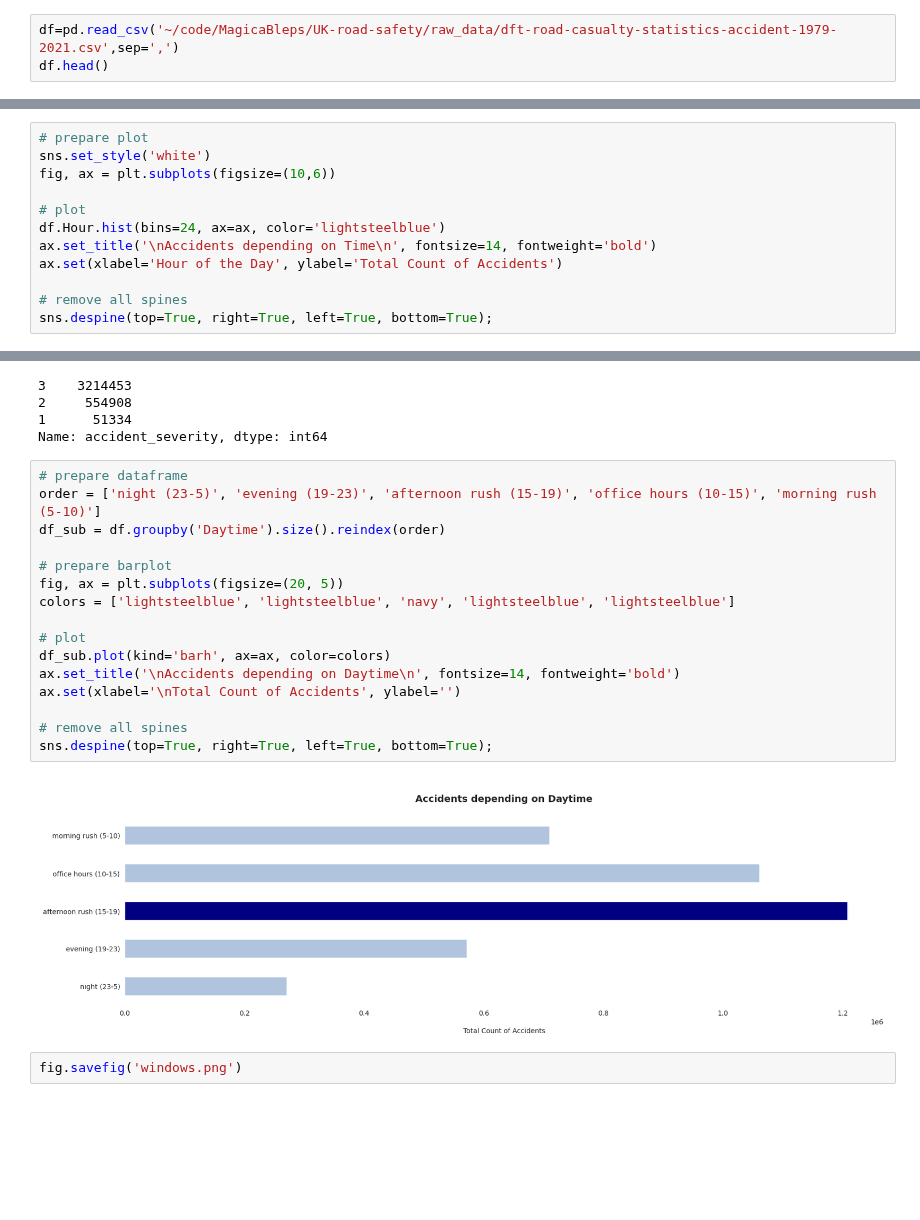
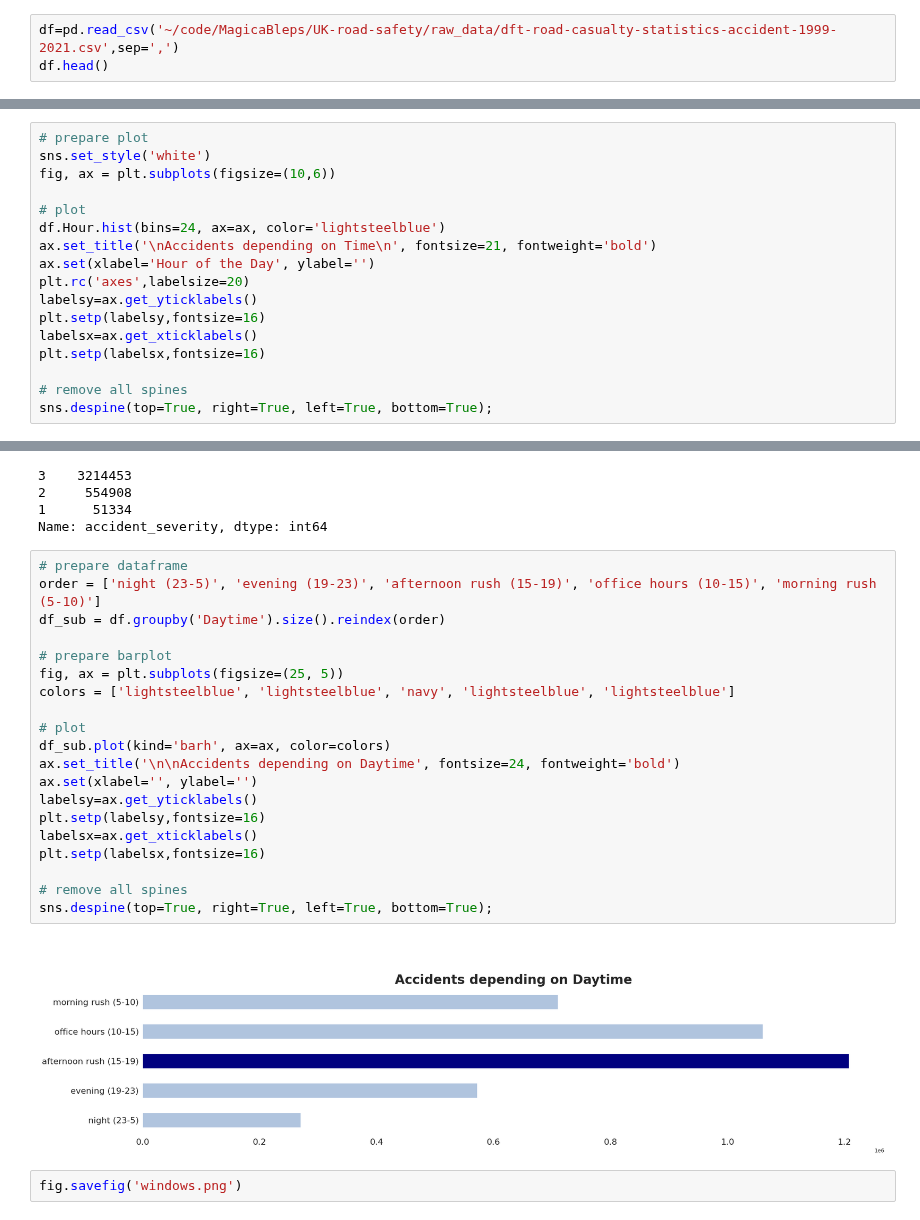
Before and after one commit to MagicaBleps/UK-road-safety, a Jupyter notebook: notebooks/Eleonora_anlysis.ipynb, the cells around one changed output, grey strips where cells are left out. Saved outputs shown, nothing was run; the diff lists cells and outputs as text; blank space fills up the shorter version.

```diff
--- a/notebooks/Eleonora_anlysis.ipynb
+++ b/notebooks/Eleonora_anlysis.ipynb
@@ -11,6 +11,6 @@ import matplotlib.pyplot as plt
 import seaborn as sns
 import numpy as np
 # %%
-df=pd.read_csv('~/code/MagicaBleps/UK-road-safety/raw_data/dft-road-casualty-statistics-accident-1979-2021.csv',sep=',')
+df=pd.read_csv('~/code/MagicaBleps/UK-road-safety/raw_data/dft-road-casualty-statistics-accident-1999-2021.csv',sep=',')
 df.head()
 # %% [output]
@@ -181,8 +188,13 @@ fig, ax = plt.subplots(figsize=(10,6))
 
 # plot
 df.Hour.hist(bins=24, ax=ax, color='lightsteelblue')
-ax.set_title('\nAccidents depending on Time\n', fontsize=14, fontweight='bold')
-ax.set(xlabel='Hour of the Day', ylabel='Total Count of Accidents')
+ax.set_title('\nAccidents depending on Time\n', fontsize=21, fontweight='bold')
+ax.set(xlabel='Hour of the Day', ylabel='')
+plt.rc('axes',labelsize=20)
+labelsy=ax.get_yticklabels()
+plt.setp(labelsy,fontsize=16)
+labelsx=ax.get_xticklabels()
+plt.setp(labelsx,fontsize=16)
 
 # remove all spines
 sns.despine(top=True, right=True, left=True, bottom=True);
@@ -200,21 +212,25 @@ Name: accident_severity, dtype: int64
 # %%
 # prepare dataframe
 order = ['night (23-5)', 'evening (19-23)', 'afternoon rush (15-19)', 'office hours (10-15)', 'morning rush (5-10)']
 df_sub = df.groupby('Daytime').size().reindex(order)
 
 # prepare barplot
-fig, ax = plt.subplots(figsize=(20, 5))
+fig, ax = plt.subplots(figsize=(25, 5))
 colors = ['lightsteelblue', 'lightsteelblue', 'navy', 'lightsteelblue', 'lightsteelblue']
 
 # plot
 df_sub.plot(kind='barh', ax=ax, color=colors)
-ax.set_title('\nAccidents depending on Daytime\n', fontsize=14, fontweight='bold')
-ax.set(xlabel='\nTotal Count of Accidents', ylabel='')
+ax.set_title('\n\nAccidents depending on Daytime', fontsize=24, fontweight='bold')
+ax.set(xlabel='', ylabel='')
+labelsy=ax.get_yticklabels()
+plt.setp(labelsy,fontsize=16)
+labelsx=ax.get_xticklabels()
+plt.setp(labelsx,fontsize=16)
 
 # remove all spines
 sns.despine(top=True, right=True, left=True, bottom=True);
 # %% [output]
-[figure, old version]
+[figure, new version]
 # %%
 fig.savefig('windows.png')
 # %%
```
Also changed, not shown: parts of 7 cells of this notebook, 6 other files.
